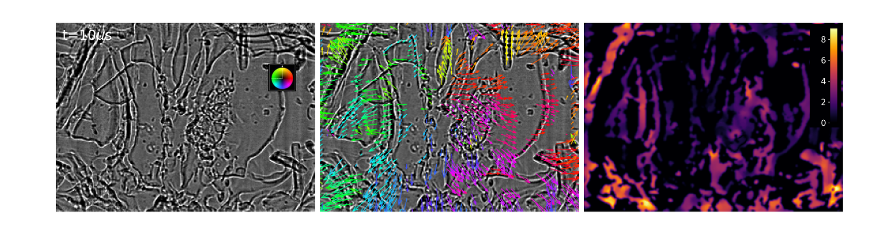
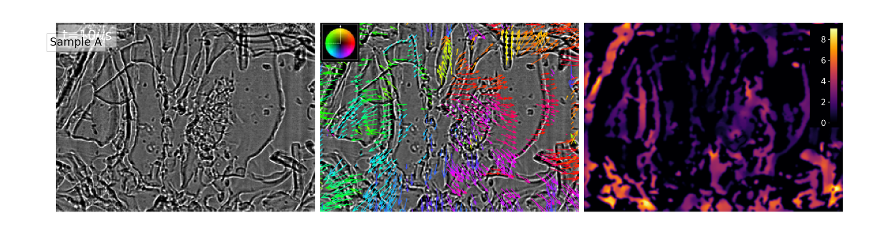
Before and after one commit to axruff/flatfield, a Jupyter notebook: make_movie.ipynb, the cells around one changed output. Saved outputs shown, nothing was run; the diff lists cells and outputs as text; code cells hidden in the pictures.

```diff
--- a/make_movie.ipynb
+++ b/make_movie.ipynb
@@ -60,34 +60,44 @@ plt.subplots_adjust(top=1.0, bottom=0.0, left=0.0, right=1.0, wspace=0.02, hspac
 gs = gridspec.GridSpec(1, 3)
 
 ax0 = plt.subplot(gs[0, 0])
-ax0.text(10, 30, r't=10$\mu$s', fontsize=25, color='white', weight='normal')
+bbox_props = dict(boxstyle="square", fc="w", ec="0.5", alpha=0.5)
+ax0.text(10, 30, r't=10$\mu$s', fontsize=25, color='white', weight='normal', bbox=bbox_props)
 plt.axis('off')
 plt.imshow(orig[i], cmap='gray')
 
 ax1 = plt.subplot(gs[0, 1])
 plt.axis('off')
 plt.imshow(flow[i])
 
 res = amp[i]*mask[i]
 res[3:190, w-60:w-3] = 0
 
 ax2 = plt.subplot(gs[0, 2])
 plt.axis('off')
 plt.imshow(res, cmap='inferno')
 
 
 cbaxes = inset_axes(ax2, width="3%", height="50%", loc=1, borderpad=1)
 cbaxes.tick_params(color='white', labelcolor='white', labelsize = 15)
 cbaxes.patch.set_facecolor([1,1,0,0.5])
 plt.colorbar(cax=cbaxes, orientation='vertical')
 cbaxes.yaxis.set_ticks_position('left')
 
-fig.figimage(color_code, 585, 340, zorder=3)
+#fig.figimage(color_code, 585, 340, zorder=3)
 #fig.figimage(vel_code, 1570, 140, zorder=3)
 
 #fig.figimage(color_code, 0, fig.bbox.ymax - h, zorder=3)
 
+bbox_props = dict(boxstyle="square", fc="w", ec="0.5", alpha=0.5)
+ax0.text(35, 35, "Sample A", ha="center", va="center", size=20,
+        bbox=bbox_props)
+
+imagebox = OffsetImage(color_code, zoom=1.0)
+ab = AnnotationBbox(imagebox, (35, 35), pad=0)
+ax1.add_artist(ab)
+
+
 plt.savefig(path_input + 'test.tif')
 plt.show()
 # %% [output]
-[figure, old version]
+[figure, new version]
```
Also changed, not shown: parts of 3 cells of this notebook.
